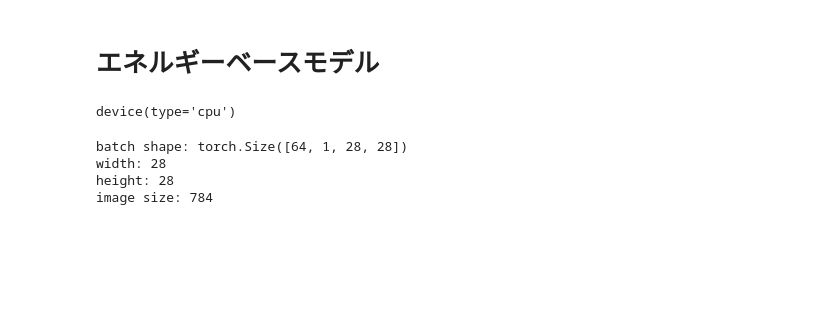
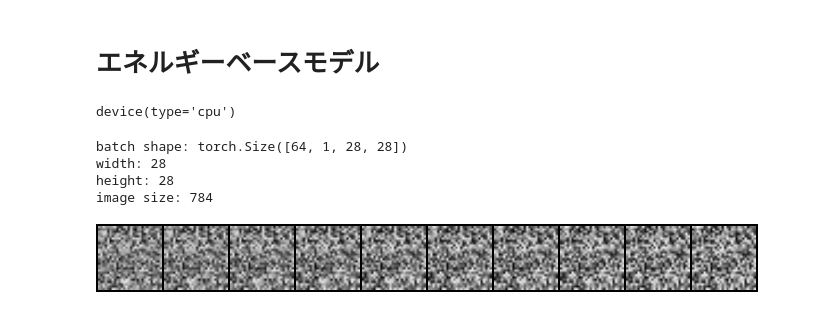
Before and after one commit to misya11p/generative-models, a Jupyter notebook: EBM.ipynb, the cells around one changed output. Saved outputs shown, nothing was run; the diff lists cells and outputs as text; code cells hidden in the pictures; blank space fills up the shorter version.

```diff
--- a/EBM.ipynb
+++ b/EBM.ipynb
@@ -52,9 +52,9 @@ def draw(images, nrow=None, size=64):
     img = transforms.functional.to_pil_image(img)
     display(img)
 
-def draw_hist(model, n_images=1, n_hist=10, n_iter=100, eta=1e-4, clamp=0.3, size=64):
-    _, history = generate(model, n_iter, eta, clamp, n_images)
-    idx = torch.linspace(0, n_iter-1, n_hist).long()
+def draw_hist(model, n_images=1, n_hist=10, size=64, **gen_kwargs):
+    _, history = generate(model, n_images=n_images, **gen_kwargs)
+    idx = torch.linspace(0, gen_kwargs.get("n_iter", 100)-1, n_hist).long()
     history = history[:,idx].view(-1, 1, h, w)
     draw(history, n_hist, size)
 # %%
@@ -73,5 +73,3 @@ class EnergyModel(nn.Module):
 
     def forward(self, x):
         return self.net(x)
-
-device = torch.device('cuda' if torch.cuda.is_available() else 'cpu')
@@ -77,0 +110,6 @@ device = torch.device('cuda' if torch.cuda.is_available() else 'cpu')
+# %%
+model = EnergyModel().to(device)
+optimizer = optim.Adam(model.parameters(), lr=1e-4)
+draw_hist(model)
+# %% [output]
+[figure, added]
```
Also changed, not shown: parts of 18 cells of this notebook.
